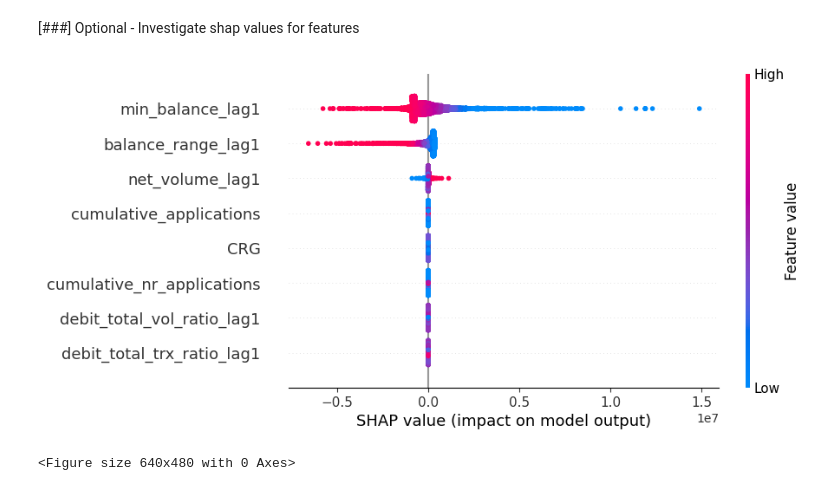
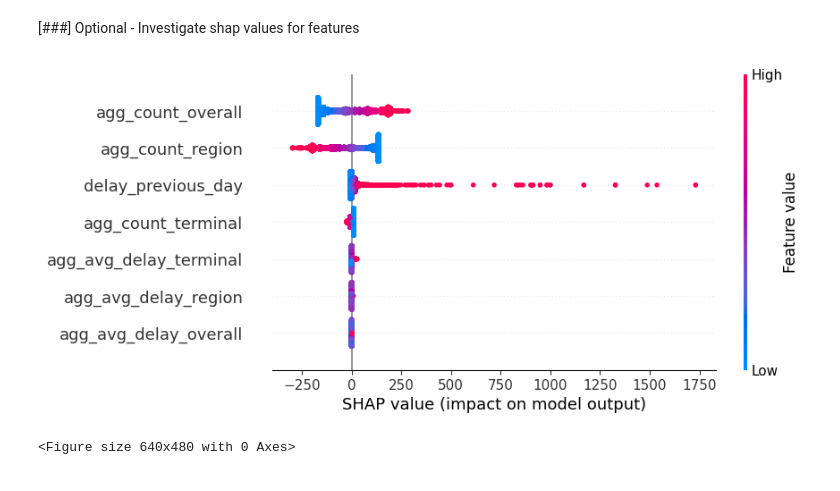
Before and after one commit to vvaibhav08/flight_delays_prediction, a Jupyter notebook: notebooks/model_exploration.ipynb, the cells around one changed output. Drawn from its saved outputs; the diff is of its cells as text; code cells hidden in the pictures.

Commit message:
add model exploration

```diff
--- a/notebooks/model_exploration.ipynb
+++ b/notebooks/model_exploration.ipynb
@@ -101,7 +114,7 @@ df_test  = df_merged_features[test_mask].copy()
 # %% [markdown]
 ### Get features
 # %%
-TARGET = RawFeatures._CREDIT_APPLICATION
+TARGET = RawFeatures._DELAY_TARGET
 # %% [markdown]
 ## Model exploration with grid search for hyperparameter and feature selection
 # %% [markdown]
@@ -273,11 +264,11 @@ weighted avg      0.915     0.524     0.631      6083
 # %% [markdown]
 ### Best feature combination
 # %%
-features_selected = lag1_features + cumulative_features + crg_feature
-X_train = df_train[features_selected]
-y_train = df_train[TARGET]
-X_test  = df_test[features_selected]
-y_test  = df_test[TARGET]
+features_selected = features
+X_train = train_df[features_selected]
+y_train = train_df[TARGET]
+X_test  = test_df[features_selected]
+y_test  = test_df[TARGET]
 
 class_0_count = (y_train == 0).sum()
 class_1_count = (y_train == 1).sum()
@@ -477,3 +477,34 @@ Distribution of Previous Applications in False Negatives:
                       0.0     27          0.302332         0.089563       93.10
                       1.0      1          0.336855              NaN        3.45
                       2.0      1          0.382127              NaN        3.45
+# %%
+from sklearn.linear_model import LogisticRegression
+from sklearn.pipeline import Pipeline
+from sklearn.impute import SimpleImputer
+from sklearn.preprocessing import StandardScaler
+from sklearn.model_selection import GridSearchCV
+
+pipeline = Pipeline(steps=[
+    ("imputer", SimpleImputer(strategy="mean")),
+    ("scaler", StandardScaler()),
+    ("lr", LogisticRegression(max_iter=1000))
+])
+
+param_grid = {
+    "lr__C": [0.1, 1, 10, 100],
+    "lr__penalty": ["l1", "l2"],
+    "lr__solver": ["liblinear"]
+}
+
+grid_search = GridSearchCV(
+    pipeline,
+    param_grid=param_grid,
+    scoring="accuracy",
+    cv=5,
+    n_jobs=-1
+)
+
+grid_search.fit(X_train, y_train)
+
+print("Best parameters:", grid_search.best_params_)
+print("Best score:", grid_search.best_score_)
@@ -572,16 +642,16 @@ plot_roc_curves(y_test, both_predictions, title="ROC Curves Comparison | Random
 # %% [markdown]
 [###] Optional - Investigate shap values for features
 # %%
-X_test_subset = df_test[features_selected]
+X_test_subset = test_df[features_selected]
 model_arguments = {"C": 0.01, "class_weight": "balanced", "max_iter": 10000}
 lr_pipeline = LogisticRegressionModel(model_arguments=model_arguments).get_pipeline()
 lr_pipeline.fit(X_train, y_train)
 shap_fig = plot_shap_importance(
     pipeline=lr_pipeline,
     X=X_test_subset,
     feature_names=[f.value for f in features_selected]
     )
 shap_fig.show()
 # %% [output]
-[figure, old version]
+[figure, new version]
 <Figure size 640x480 with 0 Axes>
```
Also changed, not shown: parts of 17 cells of this notebook, 3 other files.
